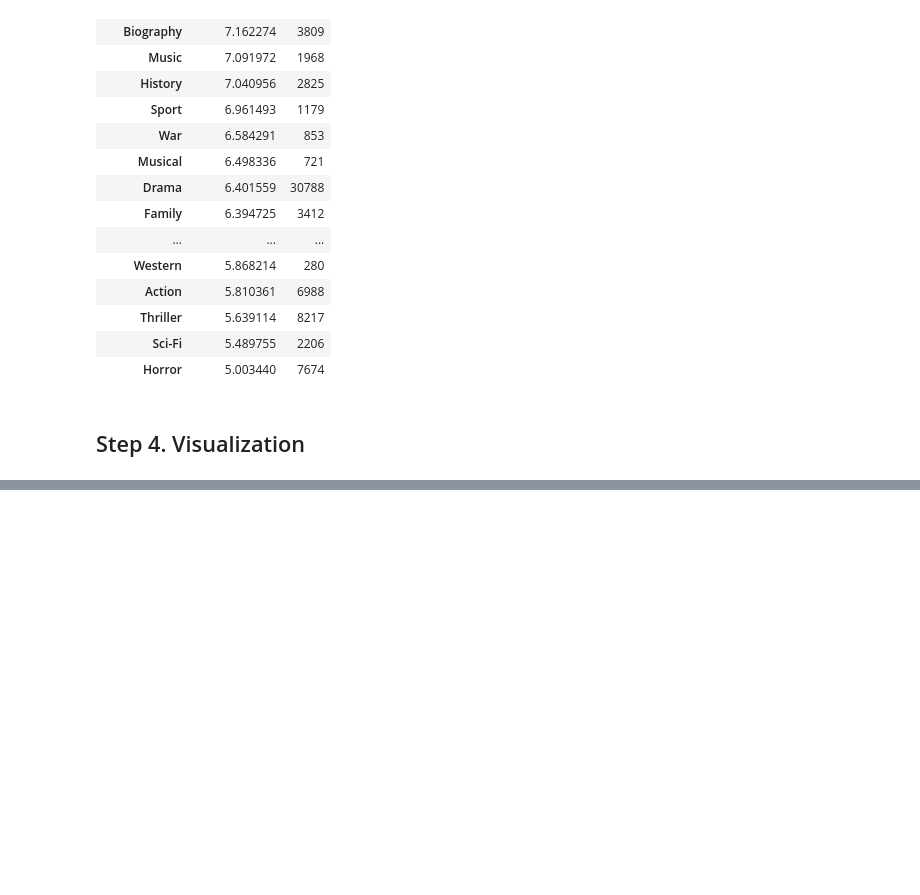
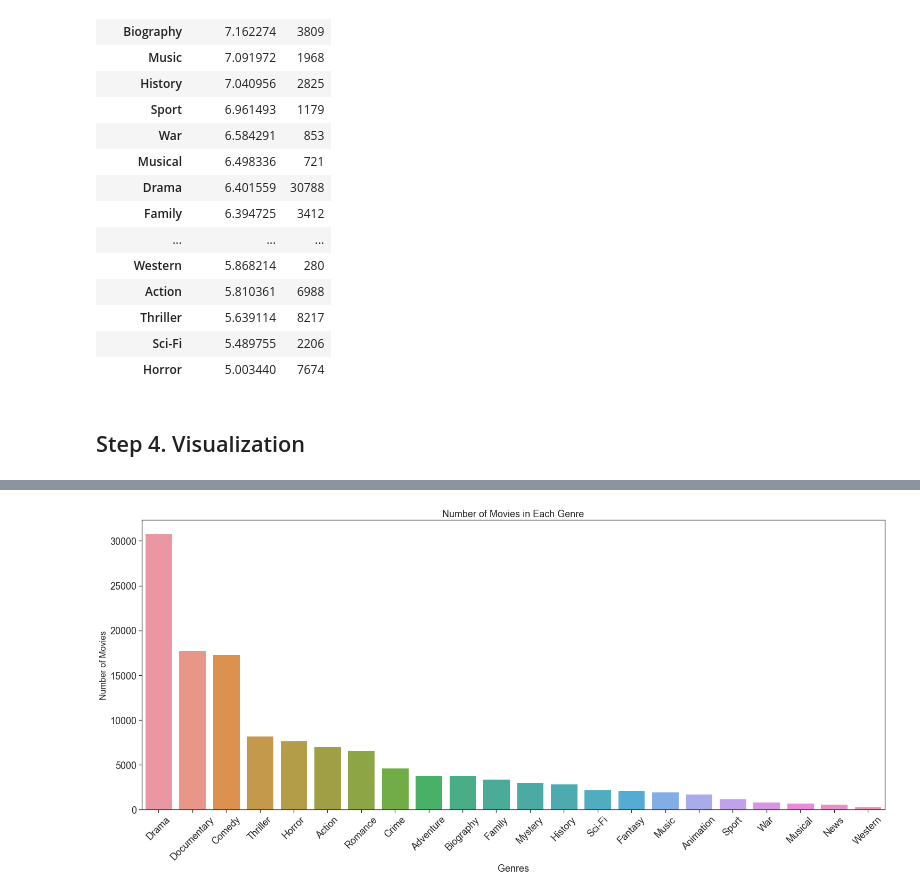
Before and after one commit to AidanStack/Movie_Data_Analysis_Project, a Jupyter notebook: emine.ipynb, the cells around one changed output, grey strips where cells are left out. Cells and saved outputs as stored; diff of their text form; code cells hidden in the pictures; blank space fills up the shorter version.

```diff
--- a/emine.ipynb
+++ b/emine.ipynb
@@ -249,0 +313,13 @@ imdb_genre_rating_df
+# %%
+sns.set_theme(style="ticks", color_codes=True)
+fig, ax = plt.subplots(figsize=(25, 10))
+ax = sns.countplot(x="genres", data=sorted_df, order=sorted_df['genres'].value_counts().index)
+ax.set_title('Number of Movies in Each Genre',fontsize=18)
+ax.set_xlabel('Genres', fontsize=18)
+ax.set_ylabel('Number of Movies', fontsize=16);
+locs, labels = plt.xticks()
+plt.setp(labels, rotation=45)
+plt.xticks(fontsize=18)
+plt.yticks(fontsize=18);
+# %% [output]
+[figure, added]
```
Also changed, not shown: parts of 52 cells of this notebook.
